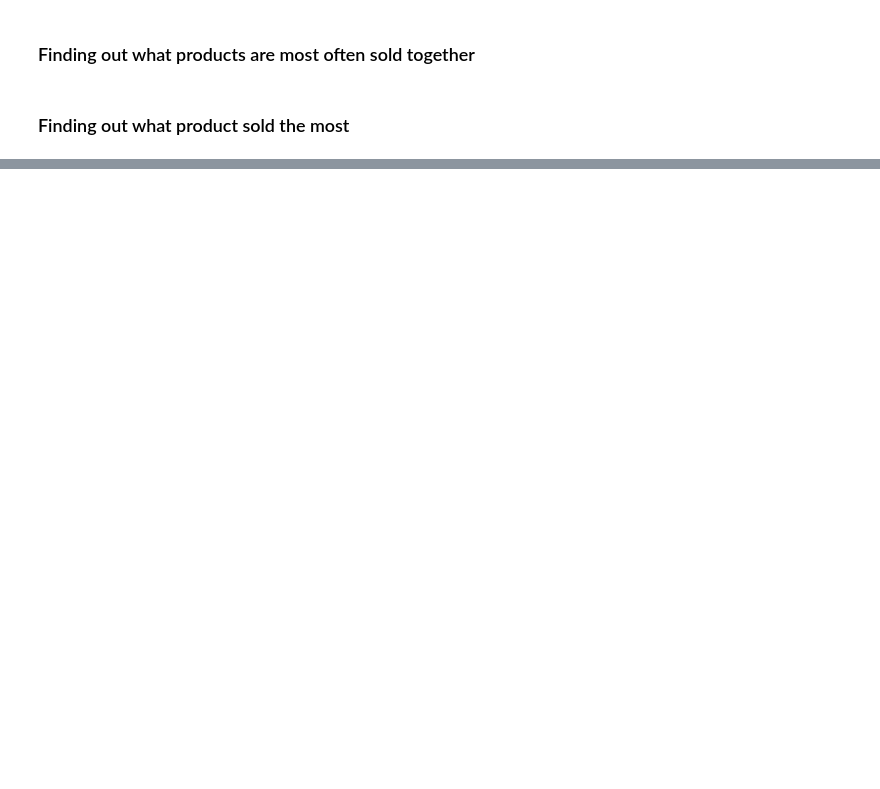
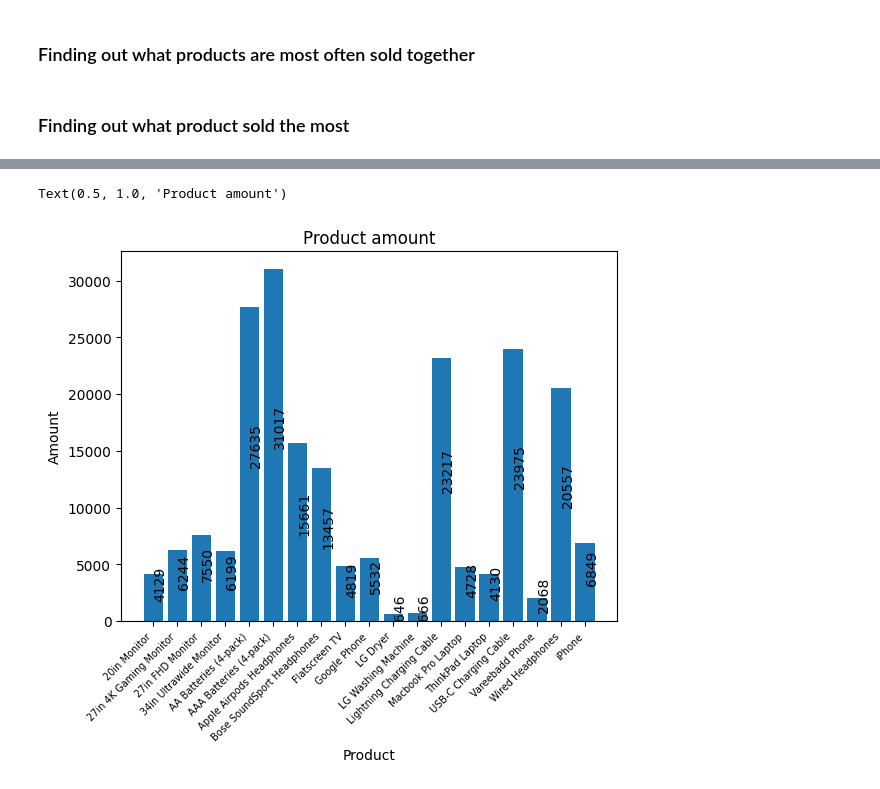
Before and after one commit to Kael-g/Sales-Analysis, a Jupyter notebook: first analysis in jupyter using pandas.ipynb, the cells around one changed output, grey strips where cells are left out. Cells and saved outputs as stored; diff of their text form; code cells hidden in the pictures; blank space fills up the shorter version.

```diff
--- a/first analysis in jupyter using pandas.ipynb
+++ b/first analysis in jupyter using pandas.ipynb
@@ -110,0 +156,6 @@ KeyError: 'Month'
+# %%
+sales_by_product = all_data.groupby("Product").agg({"Quantity Ordered": "sum"})
+
+sales_by_product = sales_by_product.reset_index()
+
+sales_by_product.head()
@@ -110,0 +169,10 @@ KeyError: 'Month'
+# %%
+plt.bar(sales_by_product["Product"], sales_by_product["Quantity Ordered"])
+plt.xticks(sales_by_product["Product"], rotation=45, ha="right", size=7)
+addlabels(sales_by_product["Product"], sales_by_product["Quantity Ordered"])
+plt.ylabel("Amount")
+plt.xlabel("Product")
+plt.title("Product amount")
+# %% [output]
+Text(0.5, 1.0, 'Product amount')
+[figure, added]
```
Also changed, not shown: parts of 13 cells of this notebook.
